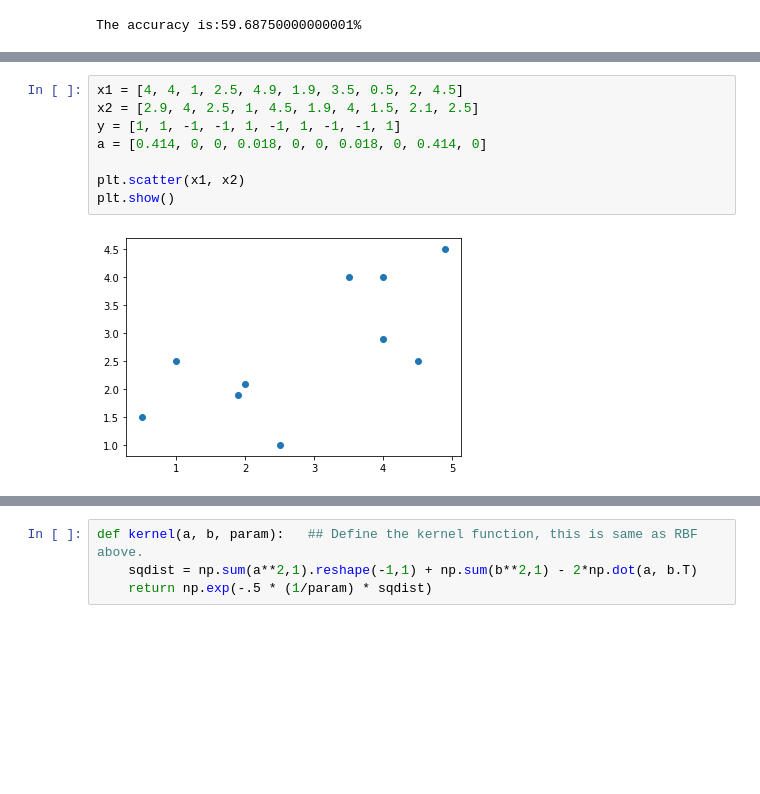
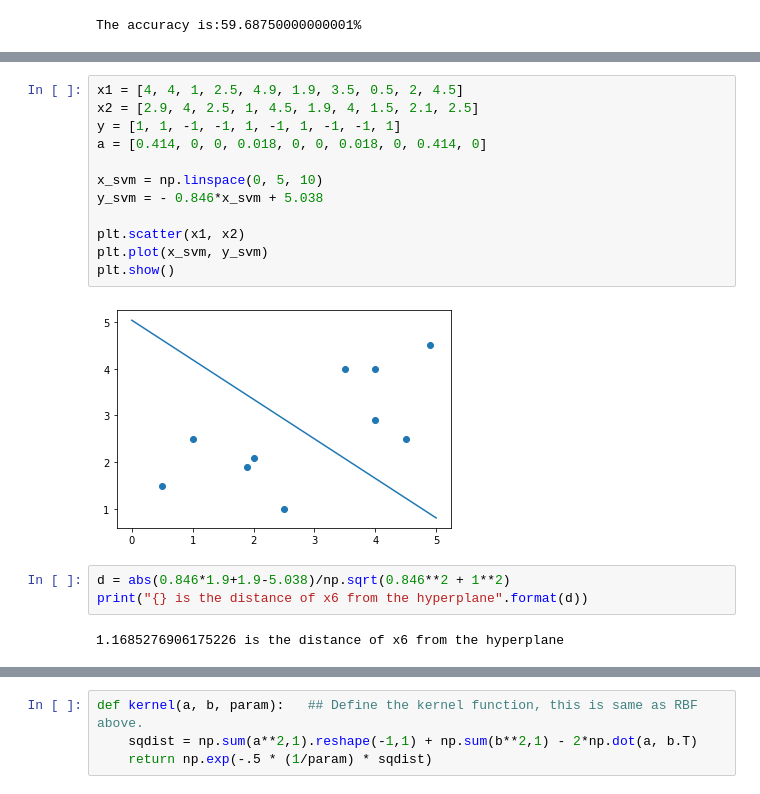
Before and after one commit to dkadyrov/SIT, a Jupyter notebook: CS-559/Homework/Homework 2/Kadyrov_Daniel_HW2.ipynb, the cells around one changed output, grey strips where cells are left out. Cells and saved outputs as stored; diff of their text form; blank space fills up the shorter version.

```diff
--- a/CS-559/Homework/Homework 2/Kadyrov_Daniel_HW2.ipynb
+++ b/CS-559/Homework/Homework 2/Kadyrov_Daniel_HW2.ipynb
@@ -146,10 +160,19 @@ The accuracy is:59.68750000000001%
 # %%
 x1 = [4, 4, 1, 2.5, 4.9, 1.9, 3.5, 0.5, 2, 4.5]
 x2 = [2.9, 4, 2.5, 1, 4.5, 1.9, 4, 1.5, 2.1, 2.5]
 y = [1, 1, -1, -1, 1, -1, 1, -1, -1, 1]
 a = [0.414, 0, 0, 0.018, 0, 0, 0.018, 0, 0.414, 0]
 
+x_svm = np.linspace(0, 5, 10)
+y_svm = - 0.846*x_svm + 5.038
+
 plt.scatter(x1, x2)
+plt.plot(x_svm, y_svm)
 plt.show()
 # %% [output]
-[figure, old version]
+[figure, new version]
+# %%
+d = abs(0.846*1.9+1.9-5.038)/np.sqrt(0.846**2 + 1**2)
+print("{} is the distance of x6 from the hyperplane".format(d))
+# %% [output]
+1.1685276906175226 is the distance of x6 from the hyperplane
```
Also changed, not shown: parts of 5 cells of this notebook.
